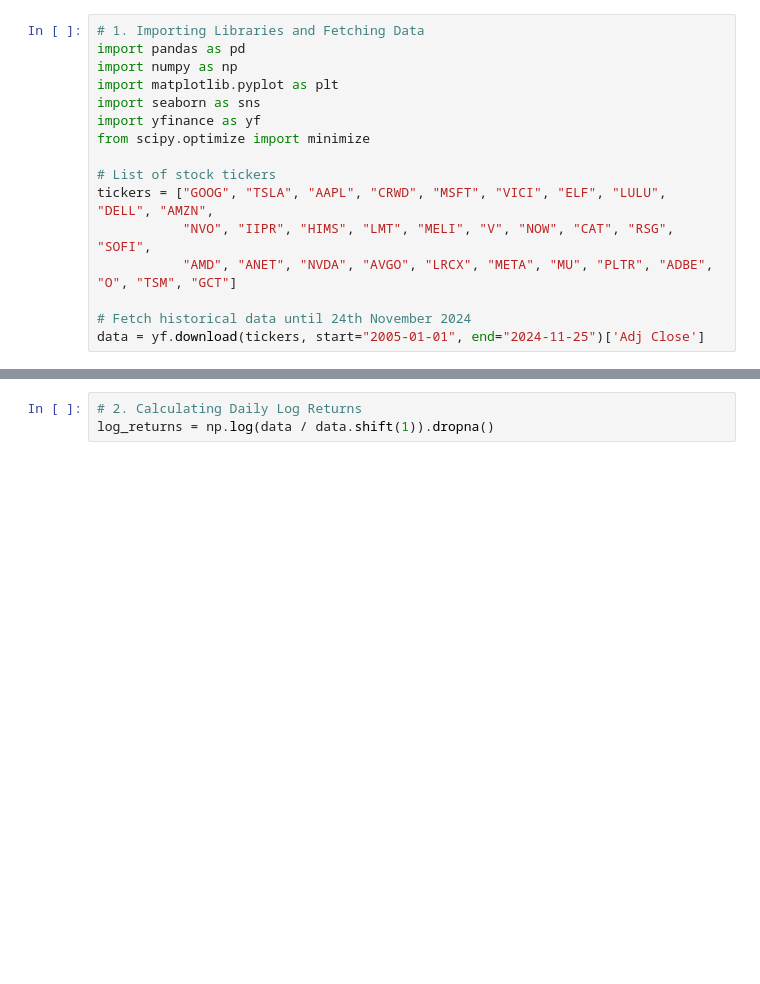
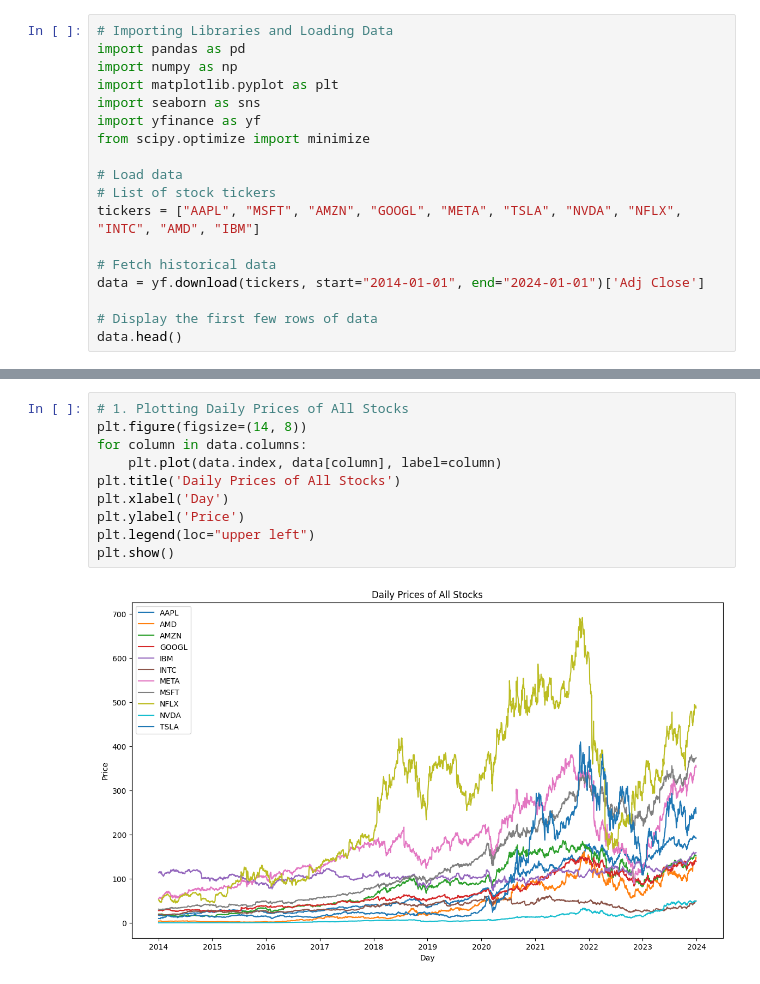
Before and after one commit to PawelWozniak1/Portfolio_optimalization, a Jupyter notebook: Modern_Portfolio_Theory.ipynb, the cells around one changed output, grey strips where cells are left out. Drawn from its saved outputs; the diff is of its cells as text; blank space fills up the shorter version.

```diff
--- a/Modern_Portfolio_Theory.ipynb
+++ b/Modern_Portfolio_Theory.ipynb
@@ -1,5 +1,5 @@
 # %%
-# 1. Importing Libraries and Fetching Data
+# Importing Libraries and Loading Data
 import pandas as pd
 import numpy as np
 import matplotlib.pyplot as plt
@@ -7,11 +7,13 @@ import seaborn as sns
 import yfinance as yf
 from scipy.optimize import minimize
 
+# Load data
 # List of stock tickers
-tickers = ["GOOG", "TSLA", "AAPL", "CRWD", "MSFT", "VICI", "ELF", "LULU", "DELL", "AMZN",
-           "NVO", "IIPR", "HIMS", "LMT", "MELI", "V", "NOW", "CAT", "RSG", "SOFI",
-           "AMD", "ANET", "NVDA", "AVGO", "LRCX", "META", "MU", "PLTR", "ADBE", "O", "TSM", "GCT"]
+tickers = ["AAPL", "MSFT", "AMZN", "GOOGL", "META", "TSLA", "NVDA", "NFLX", "INTC", "AMD", "IBM"]
 
-# Fetch historical data until 24th November 2024
-data = yf.download(tickers, start="2005-01-01", end="2024-11-25")['Adj Close']
+# Fetch historical data
+data = yf.download(tickers, start="2014-01-01", end="2024-01-01")['Adj Close']
+
+# Display the first few rows of data
+data.head()
 # %% [output]
@@ -19,3 +28,12 @@ data = yf.download(tickers, start="2005-01-01", end="2024-11-25")['Adj Close']
-# %%
-# 2. Calculating Daily Log Returns
-log_returns = np.log(data / data.shift(1)).dropna()
+# %%
+# 1. Plotting Daily Prices of All Stocks
+plt.figure(figsize=(14, 8))
+for column in data.columns:
+    plt.plot(data.index, data[column], label=column)
+plt.title('Daily Prices of All Stocks')
+plt.xlabel('Day')
+plt.ylabel('Price')
+plt.legend(loc="upper left")
+plt.show()
+# %% [output]
+[figure, added]
```
Also changed, not shown: parts of 16 cells of this notebook, 4 other files.
